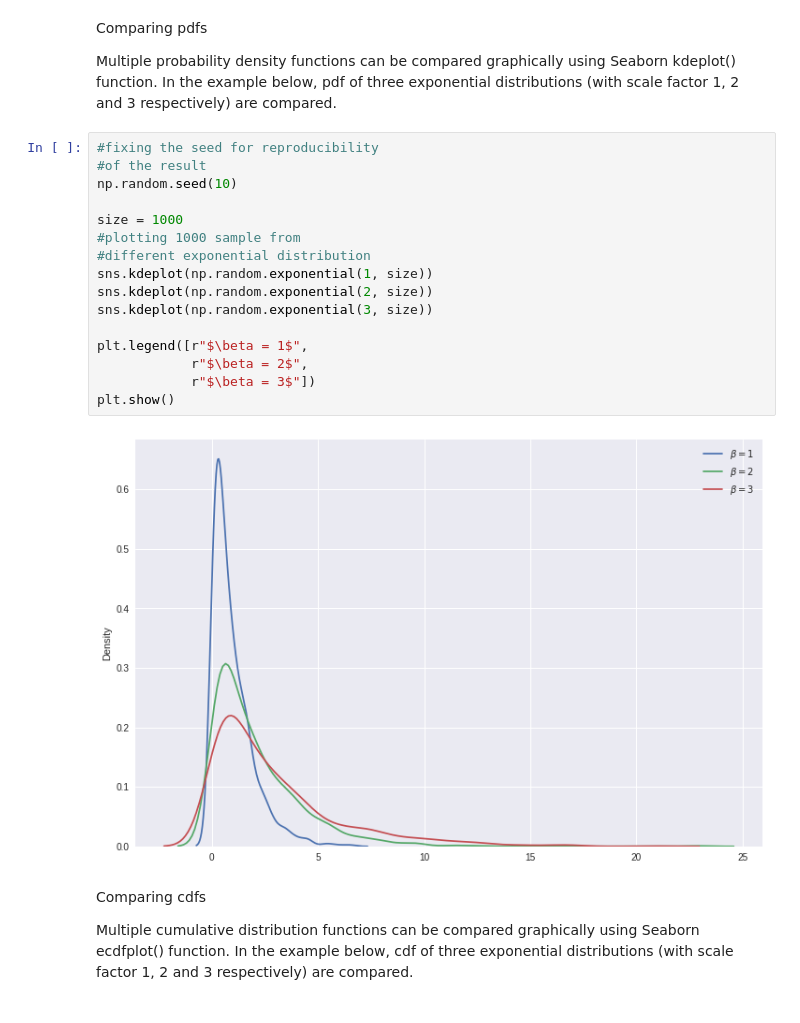
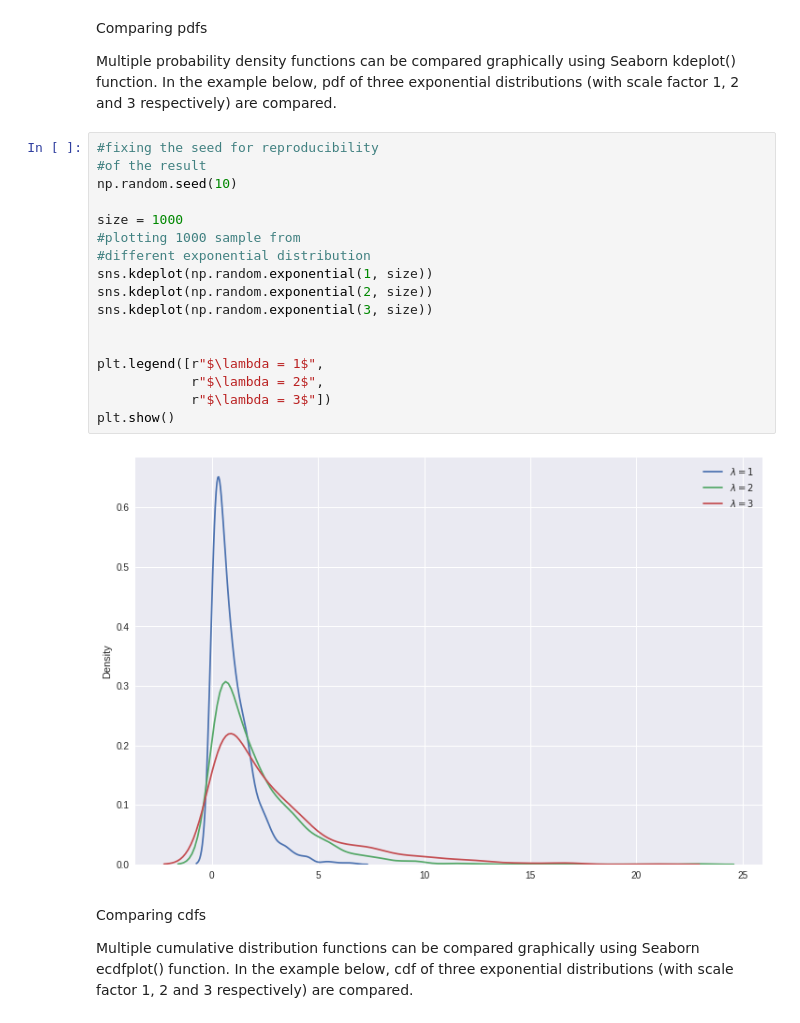
Before and after one commit to ruslanraupoff/mai-416854, a Jupyter notebook: spa.ipynb, the cells around one changed output. Drawn from its saved outputs; the diff is of its cells as text.

```diff
--- a/spa.ipynb
+++ b/spa.ipynb
@@ -285,21 +279,22 @@ Multiple probability density functions can be compared graphically using Seaborn
 # %%
 #fixing the seed for reproducibility
 #of the result
 np.random.seed(10)
 
 size = 1000
 #plotting 1000 sample from
 #different exponential distribution
 sns.kdeplot(np.random.exponential(1, size))
 sns.kdeplot(np.random.exponential(2, size))
 sns.kdeplot(np.random.exponential(3, size))
 
-plt.legend([r"$\beta = 1$",
-            r"$\beta = 2$",
-            r"$\beta = 3$"])
+
+plt.legend([r"$\lambda = 1$",
+            r"$\lambda = 2$",
+            r"$\lambda = 3$"])
 plt.show()
 # %% [output]
-[figure, old version]
+[figure, new version]
 # %% [markdown]
 Comparing cdfs
 
```
Also changed, not shown: parts of 17 cells of this notebook.
